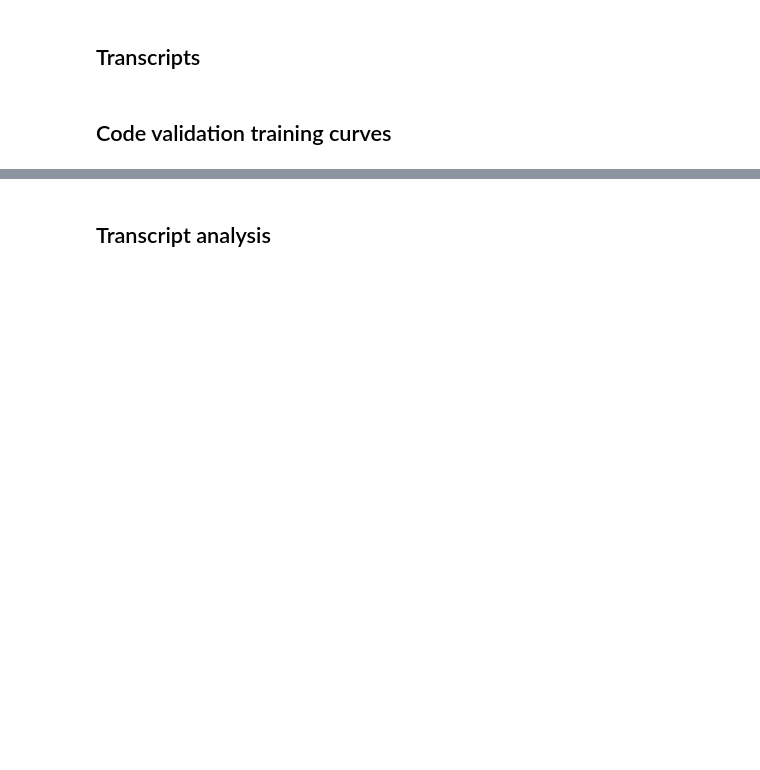
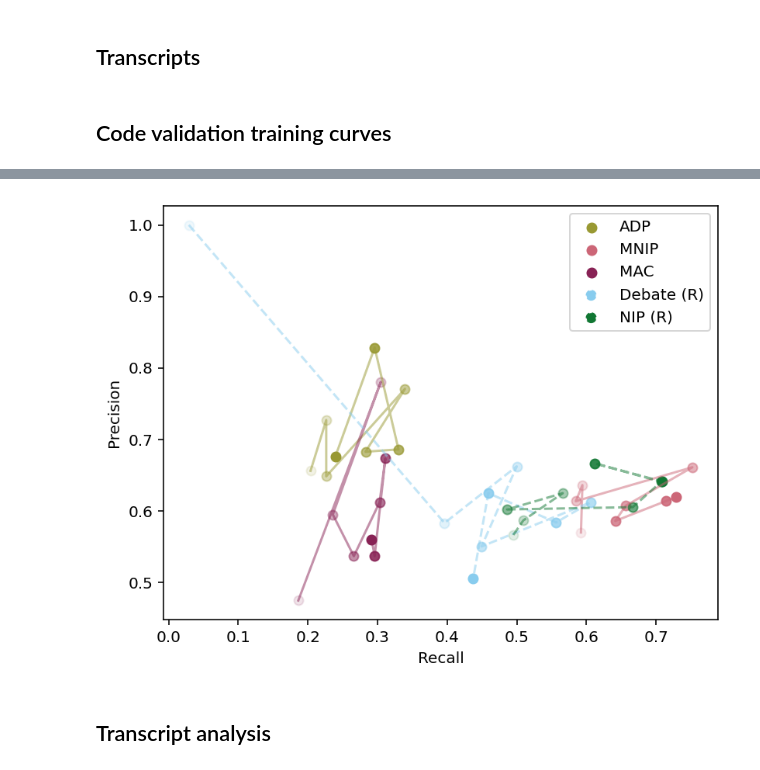
Before and after one commit to SamAdamDay/neural-interactive-proofs, a Jupyter notebook: playground/plots.ipynb, the cells around one changed output, grey strips where cells are left out. Saved outputs shown, nothing was run; the diff lists cells and outputs as text; code cells hidden in the pictures; blank space fills up the shorter version.

```diff
--- a/playground/plots.ipynb
+++ b/playground/plots.ipynb
@@ -402,3 +457,48 @@ plt.show()
+# %%
+fig, ax = plt.subplots()
+
+# Plot recall-precision scatter plots
+for protocol in cv_histories["precision"].keys():
+    precision = cv_histories["precision"][protocol]
+    recall = cv_histories["recall"][protocol]
+    color = PROTOCOL_COLOURS[protocol]
+    for i in range(len(precision)):
+        ax.scatter(recall[i], precision[i], label=protocol if i == 0 else "", color=color, alpha=(i + 1) / len(precision))
+    ax.plot(recall, precision, color=color, alpha=0.5)  # Add line connecting points
+
+# Plot recall-precision scatter plots
+for protocol in cv_replace_histories["precision"].keys():
+    precision = cv_replace_histories["precision"][protocol]
+    recall = cv_replace_histories["recall"][protocol]
+    color = PROTOCOL_COLOURS[protocol]
+    for i in range(len(precision)):
+        ax.scatter(recall[i], precision[i], label=f"{protocol} (R)" if i == 0 else "", color=color, alpha=(i + 1) / len(precision))
+    ax.plot(recall, precision, color=color, alpha=0.5, linestyle="--")  # Add line connecting points
+
+# Create a separate scatter plot for the legend with full opacity
+unique_labels = {}
+for protocol in cv_histories["precision"].keys():
+    color = PROTOCOL_COLOURS[protocol]
+    handle = ax.scatter([], [], label=protocol, color=color, alpha=1.0)
+    unique_labels[protocol] = handle
+for protocol in cv_replace_histories["precision"].keys():
+    color = PROTOCOL_COLOURS[protocol]
+    handle = ax.scatter([], [], label=f"{protocol} (R)", color=color, linestyle="--", alpha=1.0)
+    unique_labels[protocol] = handle
+
+# Remove duplicate labels
+handles, labels = ax.get_legend_handles_labels()
+by_label = dict(zip(labels, handles))
+ax.legend(by_label.values(), by_label.keys())
+
+ax.set_xlabel("Recall")
+ax.set_ylabel("Precision")
+# ax.set_xlim(0, 1)
+# ax.set_ylim(0, 1)
+
+plt.show()
+# %% [output]
+[figure, added]
 # %% [markdown]
 ## Transcript analysis
 # %%
```
Also changed, not shown: parts of 14 cells of this notebook, 2 other files.
